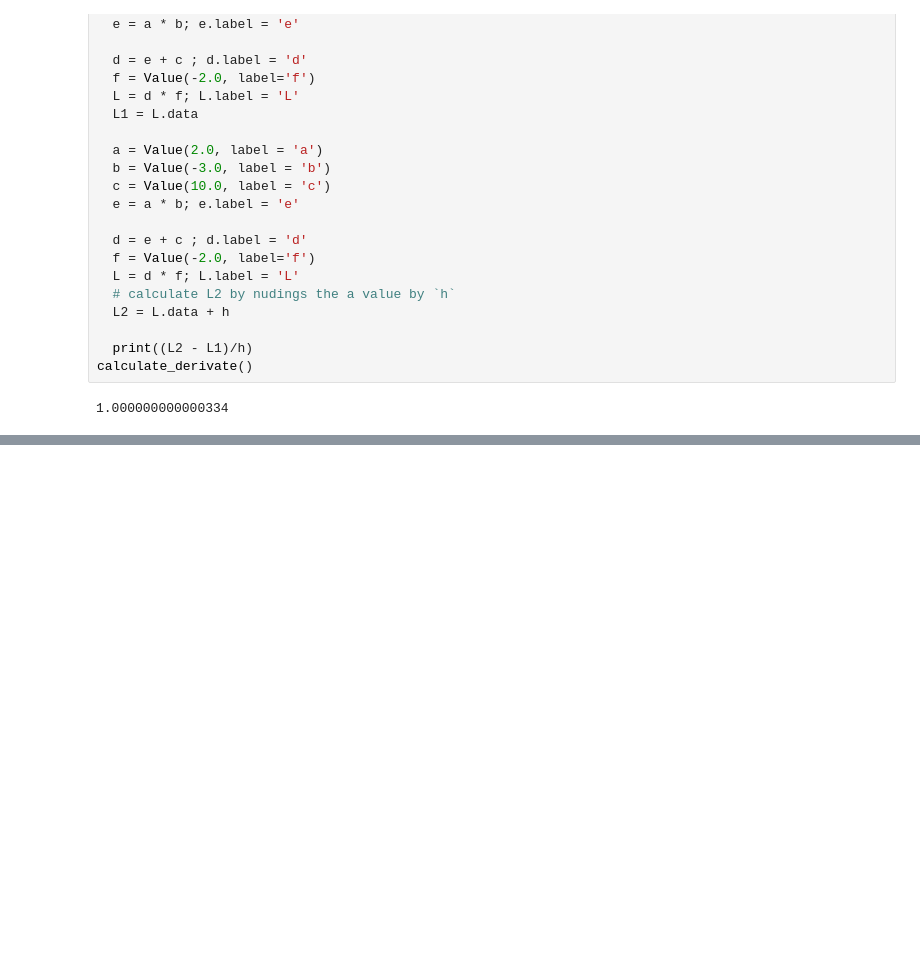
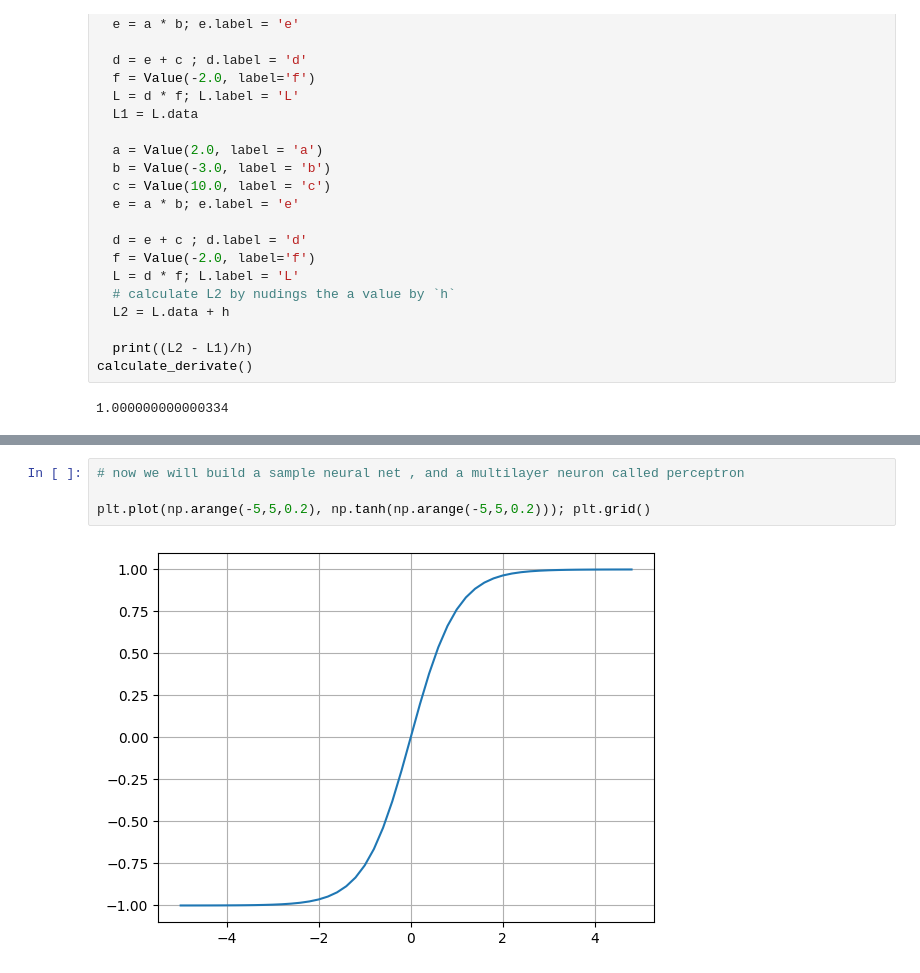
Before and after one commit to Iamsbharti/ML101-Lab, a Jupyter notebook: neural_network_scratch_implementation.ipynb, the cells around one changed output, grey strips where cells are left out. Cells and saved outputs as stored; diff of their text form; blank space fills up the shorter version.

Commit message:
sample neuron

```diff
--- a/neural_network_scratch_implementation.ipynb
+++ b/neural_network_scratch_implementation.ipynb
@@ -521,0 +530,6 @@ draw_dot(L)
+# %%
+# now we will build a sample neural net , and a multilayer neuron called perceptron
+
+plt.plot(np.arange(-5,5,0.2), np.tanh(np.arange(-5,5,0.2))); plt.grid()
+# %% [output]
+[figure, added]
```
Also changed, not shown: parts of 25 cells of this notebook.
